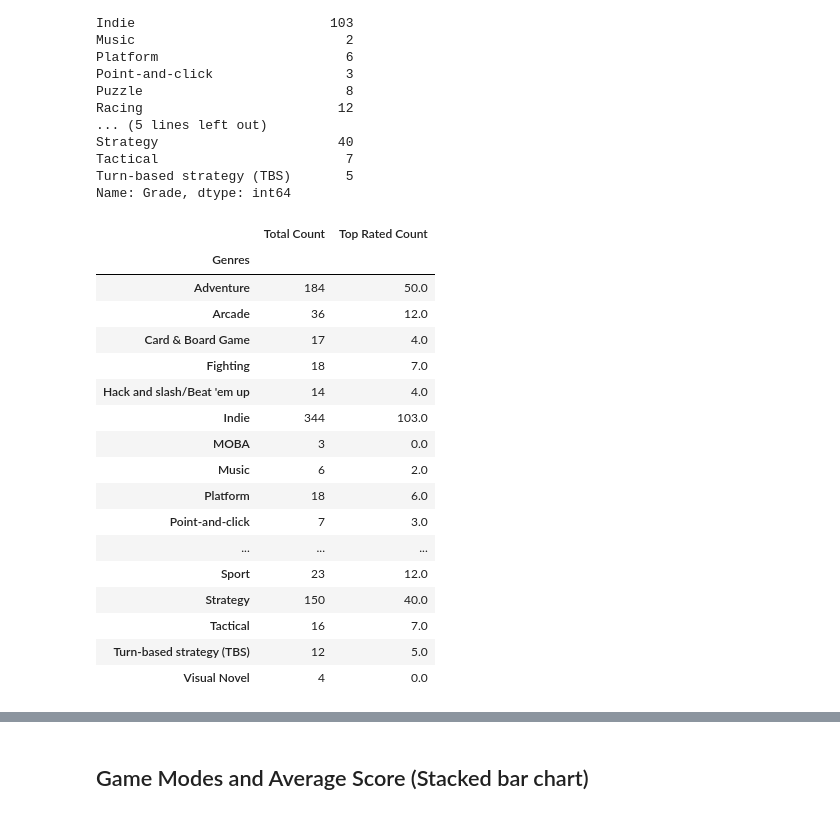
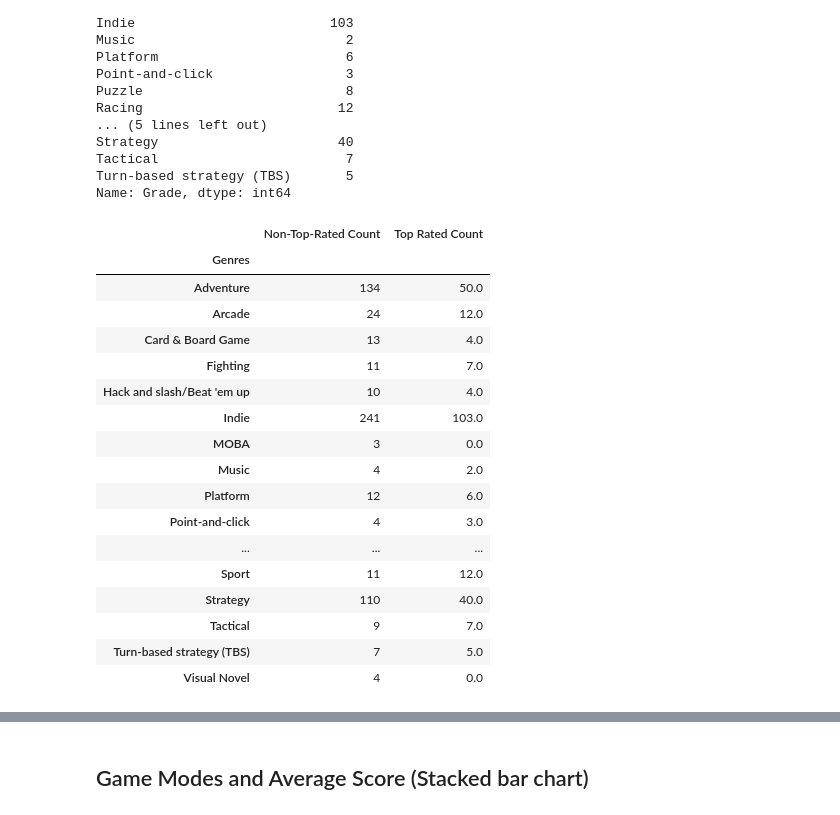
Before and after one commit to nlabern/Project_1_Steam_PC_, a Jupyter notebook: Data-analysis.ipynb, the cells around one changed output, grey strips where cells are left out. Drawn from its saved outputs; the diff is of its cells as text; code cells hidden in the pictures.

```diff
--- a/Data-analysis.ipynb
+++ b/Data-analysis.ipynb
@@ -301,8 +301,8 @@ plt.show()
 # %% [markdown]
 ## Genres and Average Score (Stacked bar chart)
 # %%
-# Group all the games by genre as counts of all the games in each genre: this will be the first segment of the stacked bar.
-genre_count = genre_df.groupby("Genres")["Grade"].count()
+# Group all the games by genre as counts of the non-highest rated games in each genre: this will be the first segment of the stacked bar.
+genre_count = genre_df[genre_df["Grade"] != "Very High"].groupby("Genres")["Grade"].count()
 genre_count
 # %% [output]
 Genres
@@ -347,29 +347,29 @@ Name: Grade, dtype: int64
 # %%
 # Combine the groupbys into a DataFrame so that the bar graphs will have the same categories,
 # which will resolve the encountered problem with stacking the bars graphs together
 genre_counts_df = pd.DataFrame({
-    "Total Count": genre_count,
+    "Non-Top-Rated Count": genre_count,
     "Top Rated Count": genre_top_rated
 }).fillna(0) # Replace nulls with value that occur since certain genres don't have games of the highest grade.
 genre_counts_df
 # %% [output]
-|  | Total Count | Top Rated Count |
+|  | Non-Top-Rated Count | Top Rated Count |
 | Genres |  |  |
-| Adventure | 184 | 50.0 |
-| Arcade | 36 | 12.0 |
-| Card & Board Game | 17 | 4.0 |
-| Fighting | 18 | 7.0 |
-| Hack and slash/Beat 'em up | 14 | 4.0 |
-| Indie | 344 | 103.0 |
+| Adventure | 134 | 50.0 |
+| Arcade | 24 | 12.0 |
+| Card & Board Game | 13 | 4.0 |
+| Fighting | 11 | 7.0 |
+| Hack and slash/Beat 'em up | 10 | 4.0 |
+| Indie | 241 | 103.0 |
 | MOBA | 3 | 0.0 |
-| Music | 6 | 2.0 |
-| Platform | 18 | 6.0 |
-| Point-and-click | 7 | 3.0 |
+| Music | 4 | 2.0 |
+| Platform | 12 | 6.0 |
+| Point-and-click | 4 | 3.0 |
 | ... | ... | ... |
-| Sport | 23 | 12.0 |
-| Strategy | 150 | 40.0 |
-| Tactical | 16 | 7.0 |
-| Turn-based strategy (TBS) | 12 | 5.0 |
+| Sport | 11 | 12.0 |
+| Strategy | 110 | 40.0 |
+| Tactical | 9 | 7.0 |
+| Turn-based strategy (TBS) | 7 | 5.0 |
 | Visual Novel | 4 | 0.0 |
 # %%
 fig, ax = plt.subplots()
```
Also changed, not shown: parts of 4 cells of this notebook, 2 other files.
